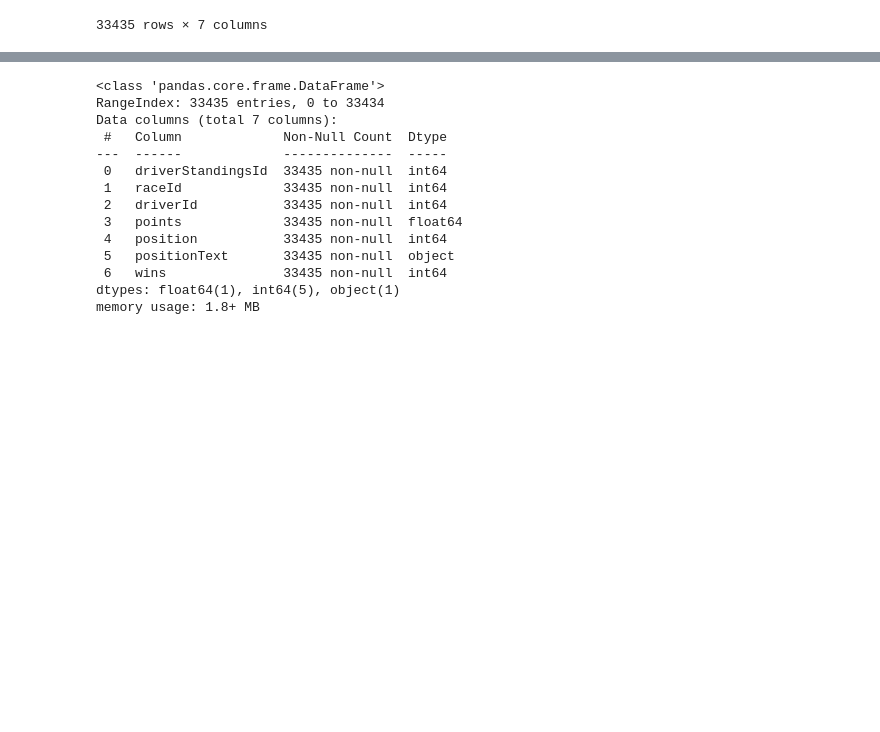
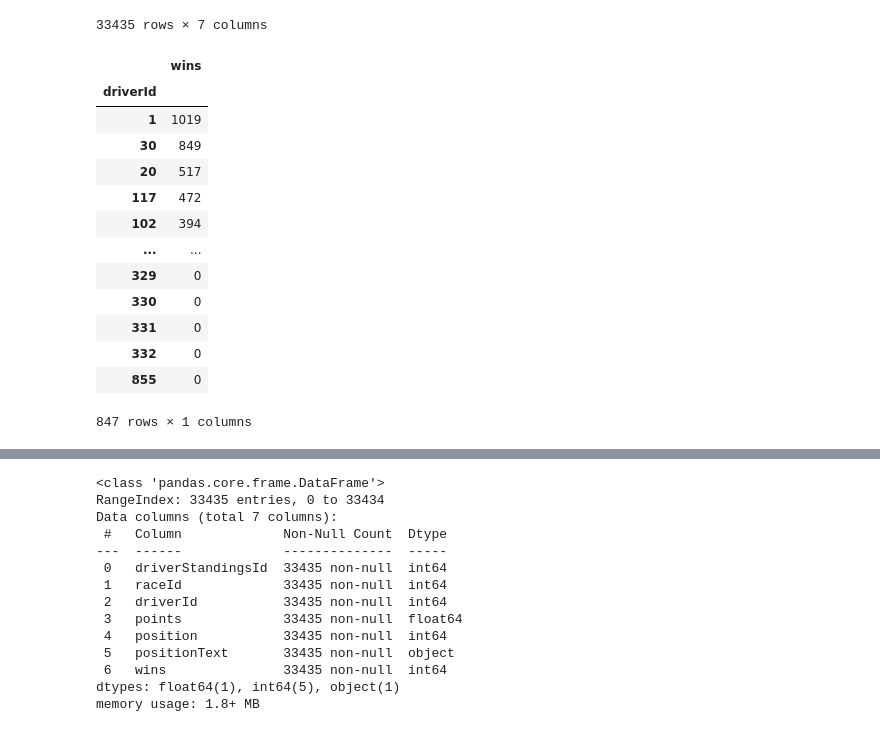
Before and after one commit to Elmatinho/DataScience_Unilever, a Jupyter notebook: Semana_2/Clases/Sexta_clase_04_04_2022.ipynb, the cells around one changed output, grey strips where cells are left out. Cells and saved outputs as stored; diff of their text form; code cells hidden in the pictures; blank space fills up the shorter version.

```diff
--- a/Semana_2/Clases/Sexta_clase_04_04_2022.ipynb
+++ b/Semana_2/Clases/Sexta_clase_04_04_2022.ipynb
@@ -248,3 +251,21 @@ f1_driver_standing_df
 | 33433 | 71250 | 89 | 38 | 0.0 | 25 | 25 | 0 |
 | 33434 | 71251 | 89 | 42 | 2.0 | 22 | 22 | 0 |
 33435 rows × 7 columns
+# %%
+dfx=f1_driver_standing_df.groupby(['driverId'])[['wins']].sum().sort_values(by='wins',ascending=False)
+dfx
+# %% [output]
+|  | wins |
+| driverId |  |
+| 1 | 1019 |
+| 30 | 849 |
+| 20 | 517 |
+| 117 | 472 |
+| 102 | 394 |
+| ... | ... |
+| 329 | 0 |
+| 330 | 0 |
+| 331 | 0 |
+| 332 | 0 |
+| 855 | 0 |
+847 rows × 1 columns
```
Also changed, not shown: parts of 4 cells of this notebook, 1 other file.
